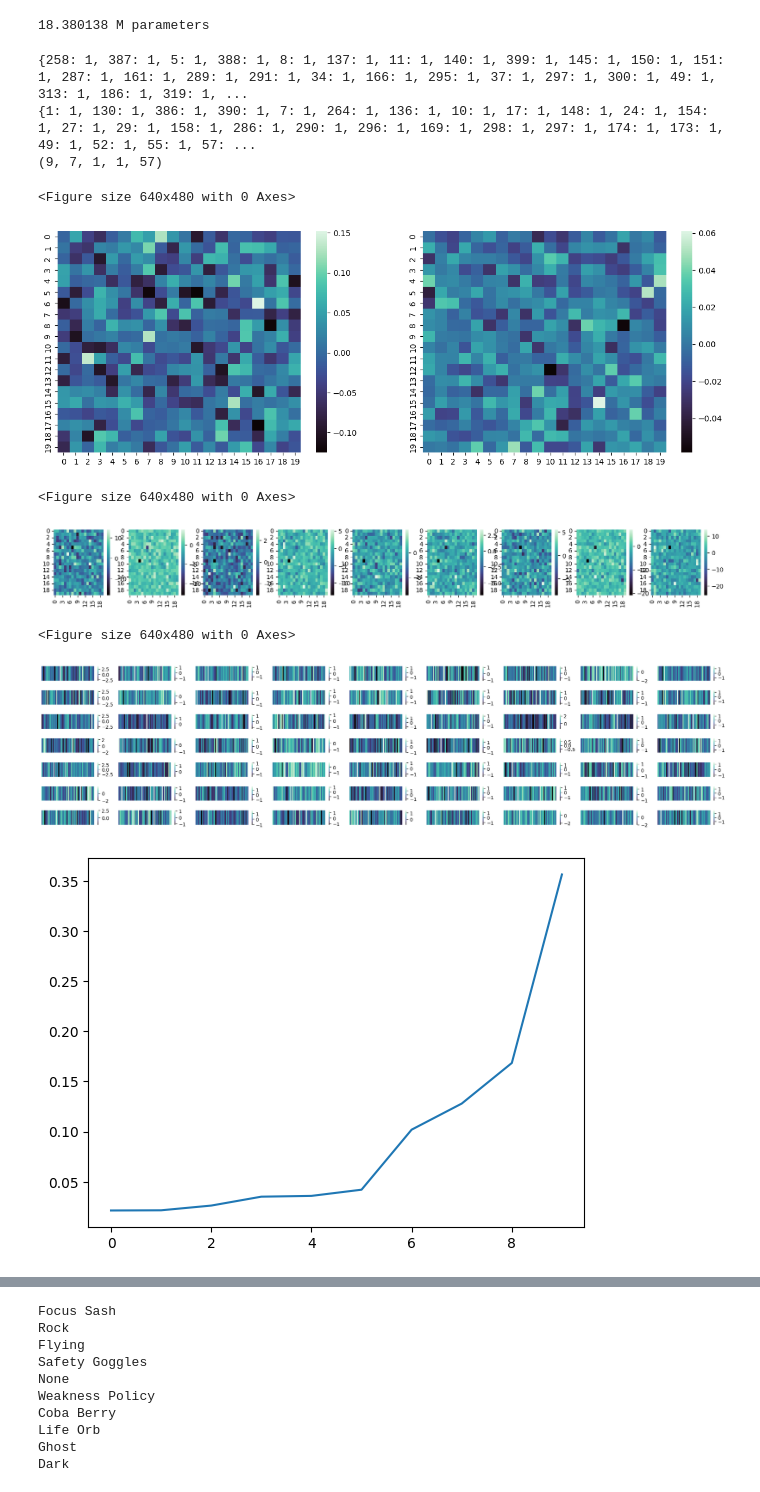
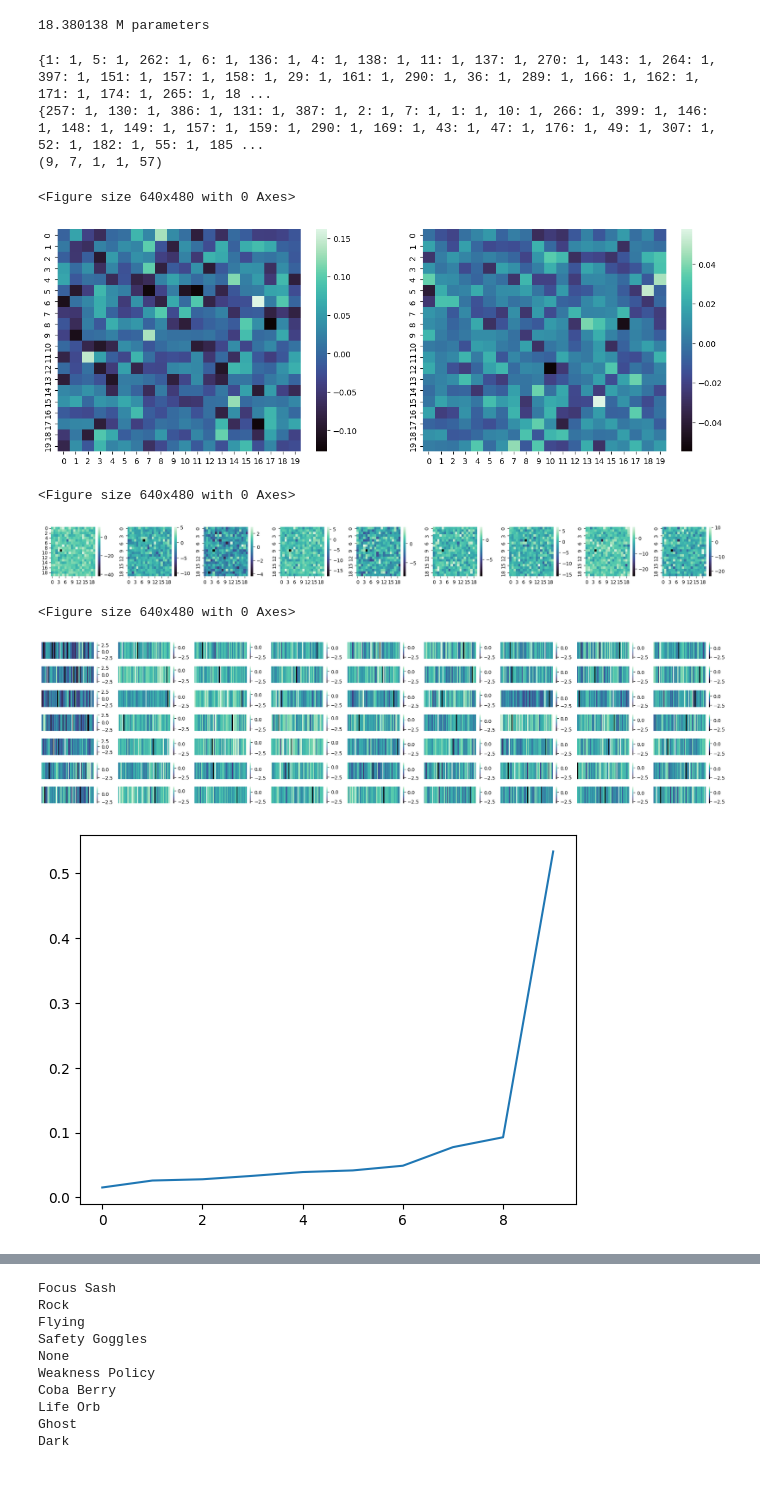
Before and after one commit to AlanOsys/PokemonTransformer, a Jupyter notebook: PokemonTransformerFromScratch.ipynb, the cells around one changed output, grey strips where cells are left out. Saved outputs shown, nothing was run; the diff lists cells and outputs as text; code cells hidden in the pictures.

```diff
--- a/PokemonTransformerFromScratch.ipynb
+++ b/PokemonTransformerFromScratch.ipynb
@@ -42,7 +41,7 @@ def load(file_name='FromScratchModel.pth'):
     #torch.save(self.state_dict(),file_name)
 # %%
 torch.manual_seed(1337)
-dataset = 'FineTuningDataset6.txt'
+dataset = 'FineTuningDataset9.txt'
 with open(dataset, 'r', encoding='utf-8', errors='ignore') as f:
     lines = f.readlines()
     random.shuffle(lines)
@@ -169,12 +168,15 @@ class HeadOfAttention(nn.Module):
         #Performing a softmax to obtain the probabilities of each tokens likelyhood of following what has been inputted
         Wqk = F.softmax(Wqk.to(device), dim=-1)
         #apply dropout to W
-        #Wqk = self.Dropout(Wqk)
+        Wqk = self.Dropout(Wqk)#TODO remove this and see if you could make a systematic Dropout by pruning
+
         #Obtaining the value
         V = self.Value(x)
         #Generating an output
         output = Wqk @ V
 
+
+        #print("output",output)
         return output
     #def returnOutput(self,x):
 
@@ -232,6 +234,13 @@ class Block(nn.Module):
     def manipulateAttention(self,index,x):
 
         attentionOutput = self.SelfAttention(self.LinearNormalisation1(x),1)
+        for i in attentionOutput:
+
+            randomNeuron = random.randint(0,len(i[0][0])-1)
+            #print(i[0][randomNeuron])
+            #print(i[0][0])
+            i[0][0][randomNeuron] = 0
+
         return attentionOutput
         x = x + attentionOutput
         x = x + self.FeedForward(self.LinearNormalisation2(x))
@@ -464,7 +473,7 @@ for x in worstSortedProbsIndexes:
 
 #plotting the attention maps and creating arrays to sort through the maps and find what output the attention nodes impact
 plt.figure()
-f, axarr = plt.subplots(1,len(final[2]),figsize=(20,2))
+f, axarr = plt.subplots(1,len(final[2]),figsize=(20,2),layout="tight")
 BestAttentionsArray = []
 WorstAttentionsArray = []
 
@@ -486,6 +495,7 @@ for map in range(len(final[2])):
         worstAttention.append(smallestSortedAttentionIndexes[i])
     #print(bestAttention)
     WorstAttentionsArray.append(worstAttention)
+plt.savefig("AttentionOutputsRetrainedBit0.jpg")
 
 
 ReshapedBAA = np.array(BestAttentionsArray).reshape(np.array(BestAttentionsArray).size).tolist()
@@ -510,6 +520,7 @@ try:
 
             sns.heatmap(attentionMap1.reshape(20,20),ax=axarr[map],cmap="mako")
 
+
     #except:
     else:
         plt.figure()
@@ -524,7 +535,7 @@ try:
 except:
     pass
 plt.figure()
-f, axarr = plt.subplots(7,9,figsize=(20,5),layout="tight")
+f, axarr = plt.subplots(Number_Heads,Layers_amount,figsize=(20,5),layout="tight")
 f.tight_layout()
 
 BestAttentionsArray = []
@@ -537,41 +548,41 @@ for block in range(np.array(final[6]).shape[0]):
         #print(attentionMap1)
         #print(attentionMap1.shape)
         axarr[head,block].axis("off")
-        sns.heatmap(attentionMap1.reshape(1,57),ax=axarr[head,block],cmap="mako")
-plt.savefig("AttentionMaps2.jpg")
+        sns.heatmap(attentionMap1.reshape(1,Embedding_neurons // Number_Heads),ax=axarr[head,block],cmap="mako")
+plt.savefig("AttentionMapsRetrainedBit0.jpg")
 #plotting the outputs
 plt.figure
 plot, axa = plt.subplots(1,1)
 plt.plot(plot_probs[-10:])
 plt.show()
 print(xAxis)
 plt.figure
 plot, axa = plt.subplots(1,1)
 plt.plot(plot_probs[:10])
 plt.show()
 print(worstXAxis)
 print(plot_probs[:10])
 plt.figure
 plot, axa = plt.subplots(1,1)
 plt.plot(probs[0].tolist())
 plt.show()
 
 #print()
 
 #Findings:
 #The index of an attention node directly corresponds to the output probability of a transformer
 #you can actually tell what the transformer focused on and link it back to the attention matrices
 #temperature can offset this and make the transformer less explainable since there is a degree of randomness to it
 #to prevent temperature negatively effecting the explainability, i turn temperature down and create a more deterministic model
 #for models that need to be explainable like for medicine it is advised to use more deterministic models since you dont want randomness in a diagnosis
 # %% [output]
-{258: 1, 387: 1, 5: 1, 388: 1, 8: 1, 137: 1, 11: 1, 140: 1, 399: 1, 145: 1, 150: 1, 151: 1, 287: 1, 161: 1, 289: 1, 291: 1, 34: 1, 166: 1, 295: 1, 37: 1, 297: 1, 300: 1, 49: 1, 313: 1, 186: 1, 319: 1, ...
-{1: 1, 130: 1, 386: 1, 390: 1, 7: 1, 264: 1, 136: 1, 10: 1, 17: 1, 148: 1, 24: 1, 154: 1, 27: 1, 29: 1, 158: 1, 286: 1, 290: 1, 296: 1, 169: 1, 298: 1, 297: 1, 174: 1, 173: 1, 49: 1, 52: 1, 55: 1, 57: ...
+{1: 1, 5: 1, 262: 1, 6: 1, 136: 1, 4: 1, 138: 1, 11: 1, 137: 1, 270: 1, 143: 1, 264: 1, 397: 1, 151: 1, 157: 1, 158: 1, 29: 1, 161: 1, 290: 1, 36: 1, 289: 1, 166: 1, 162: 1, 171: 1, 174: 1, 265: 1, 18 ...
+{257: 1, 130: 1, 386: 1, 131: 1, 387: 1, 2: 1, 7: 1, 1: 1, 10: 1, 266: 1, 399: 1, 146: 1, 148: 1, 149: 1, 157: 1, 159: 1, 290: 1, 169: 1, 43: 1, 47: 1, 176: 1, 49: 1, 307: 1, 52: 1, 182: 1, 55: 1, 185 ...
 (9, 7, 1, 1, 57)
 <Figure size 640x480 with 0 Axes>
-[figure, old version]
+[figure, new version]
 <Figure size 640x480 with 0 Axes>
-[figure, old version]
+[figure, new version]
 <Figure size 640x480 with 0 Axes>
-[figure, old version]
+[figure, new version]
-[figure, old version]
+[figure, new version]
```
Also changed, not shown: parts of 15 cells of this notebook.
